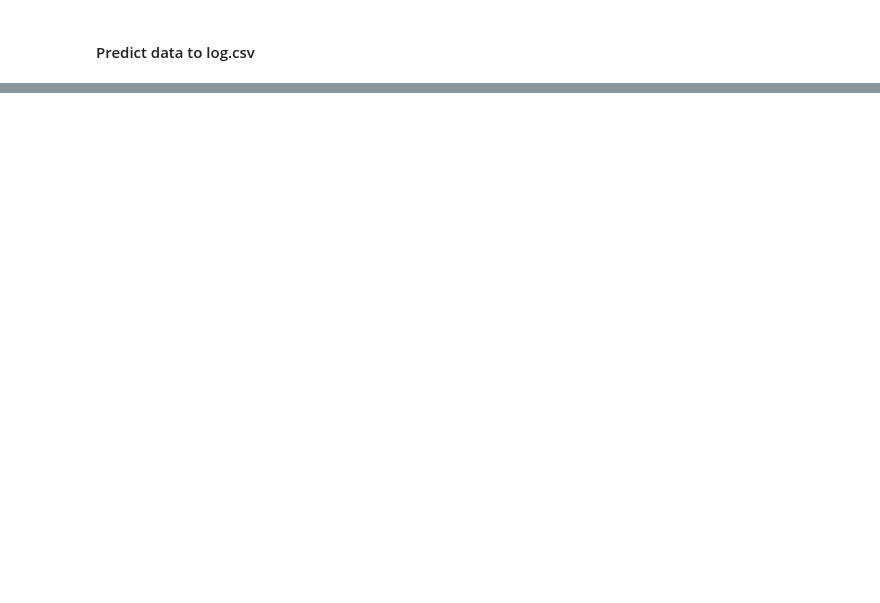
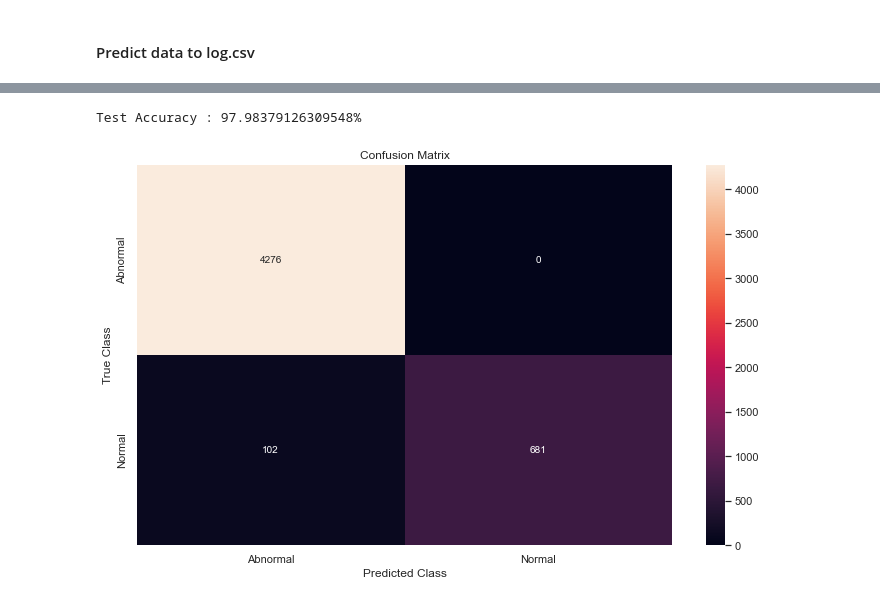
Before and after one commit to oune/AnomalyDetection, a Jupyter notebook: train_AE_generator.ipynb, the cells around one changed output, grey strips where cells are left out. Cells and saved outputs as stored; diff of their text form; code cells hidden in the pictures; blank space fills up the shorter version.

```diff
--- a/train_AE_generator.ipynb
+++ b/train_AE_generator.ipynb
@@ -280,9 +327,9 @@ plt.show()
 X_pred = pd.DataFrame(predict)
 
 scored = pd.DataFrame()
-scored['Loss_mae'] = np.mean(np.abs(X_pred), axis=1)
-scored['Threshold'] = threshold*2
-scored['Anomaly'] = scored['Loss_mae'] > scored['Threshold']
+scored['Loss_mse'] = test_mse
+scored['Threshold'] = threshold
+scored['Anomaly'] = scored['Loss_mse'] > scored['Threshold']
 print(scored)
 
 scored.to_csv(EXPERIMENT_DIR + '/test_log.csv', sep=',')
@@ -331,0 +368,21 @@ np.mean(scored_val['Loss_mae'])
+# %%
+from sklearn.metrics import confusion_matrix
+
+y_true = test_dataset.predict_labels
+y_pred = [[0.0] if pred == True else [1.0] for pred in scored['Anomaly']]
+
+test_accuracy = np.sum([1 if true == pred else 0 for pred, true in zip(y_pred, y_true)]) / len(y_pred)
+print(f"Test Accuracy : {(test_accuracy*100)}%")
+
+cm = confusion_matrix(y_true, y_pred)
+labels = ["Abnormal", "Normal"]
+
+plt.figure(figsize = (12,7))
+sns.heatmap(cm, xticklabels=labels, yticklabels=labels, annot=True, fmt="d")
+plt.title("Confusion Matrix")
+plt.ylabel("True Class")
+plt.xlabel("Predicted Class")
+plt.savefig(EXPERIMENT_DIR + '\confusion_matrix.png')
+# %% [output]
+Test Accuracy : 97.98379126309548%
+[figure, added]
```
Also changed, not shown: parts of 17 cells of this notebook, 4 other files.
